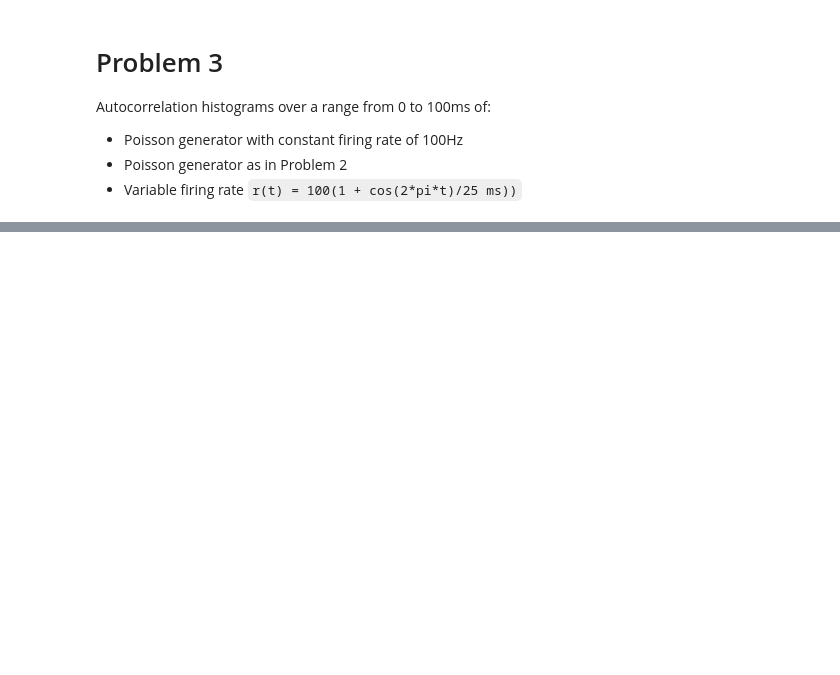
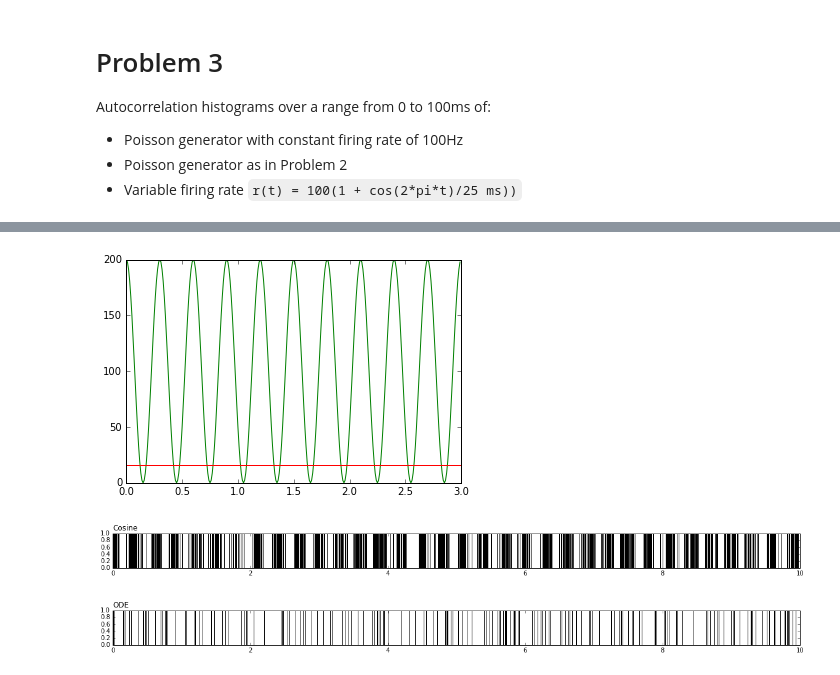
Before and after one commit to phvu/theoretical-neuroscience, a Jupyter notebook: python/Chapter 01.ipynb, the cells around one changed output, grey strips where cells are left out. Cells and saved outputs as stored; diff of their text form; code cells hidden in the pictures; blank space fills up the shorter version.

```diff
--- a/python/Chapter 01.ipynb
+++ b/python/Chapter 01.ipynb
@@ -137,0 +141,29 @@ p3()
+# %%
+def p4():
+    duration = 10
+    tau = 50    # in milliseconds
+
+    def f1(t):
+        return 100 * (1 + np.cos(2 * np.pi * t * 1000. / 300))
+    def f2(t, prev_t):
+        return (1000.0 / tau) * np.exp(-(t - prev_t) * 1000. / tau)
+
+    g1 = spike_generators.PoissonGeneratorWithVariableRate(max_rate=200, rate_fn=f1).generate(duration)
+    g2 = spike_generators.PoissonGeneratorWithVariableRate(max_rate=200, rate_fn=f2).generate(duration)
+
+    plt.figure()
+    x = [_ / 1000. for _ in range(0, 3000, 10)]
+    v1 = map(f1, x)
+    v2 = [f2(*p) for p in zip(x[1:], x[:-1])]
+    plt.plot(x, v1, '-', c='g')
+    plt.plot(x[1:], v2, '-', c='r')
+
+    util.plot_spikes(g1, figsize=(20, 1), title='Cosine')
+    util.plot_spikes(g2, figsize=(20, 1), title='ODE')
+
+    plt.show()
+p4()
+# %% [output]
+[figure, added]
+[figure, added]
+[figure, added]
```
Also changed, not shown: parts of 5 cells of this notebook, 1 other file.
